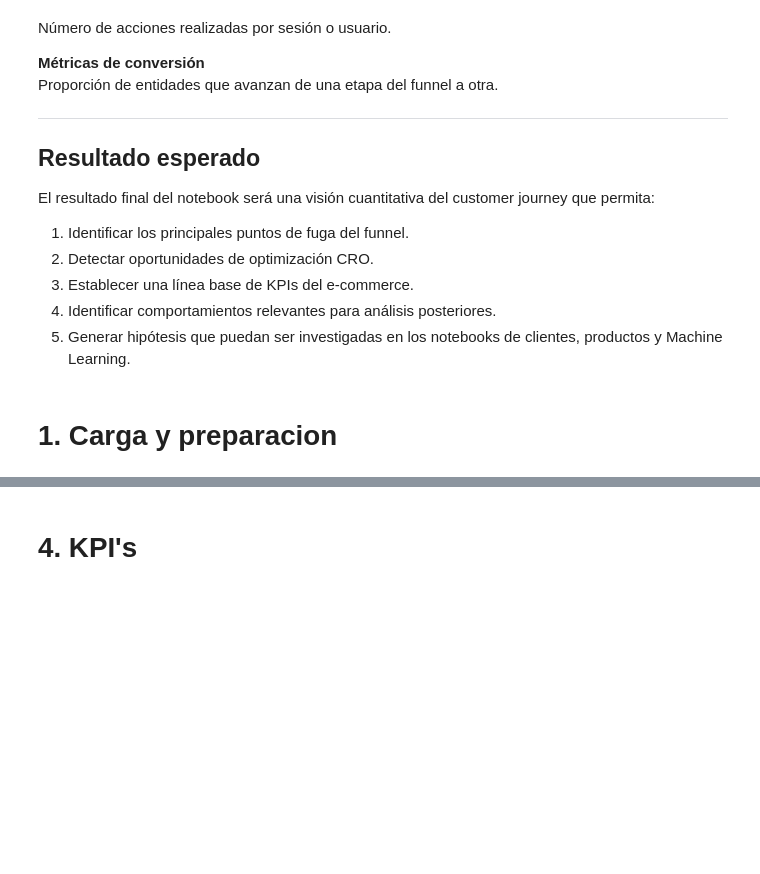
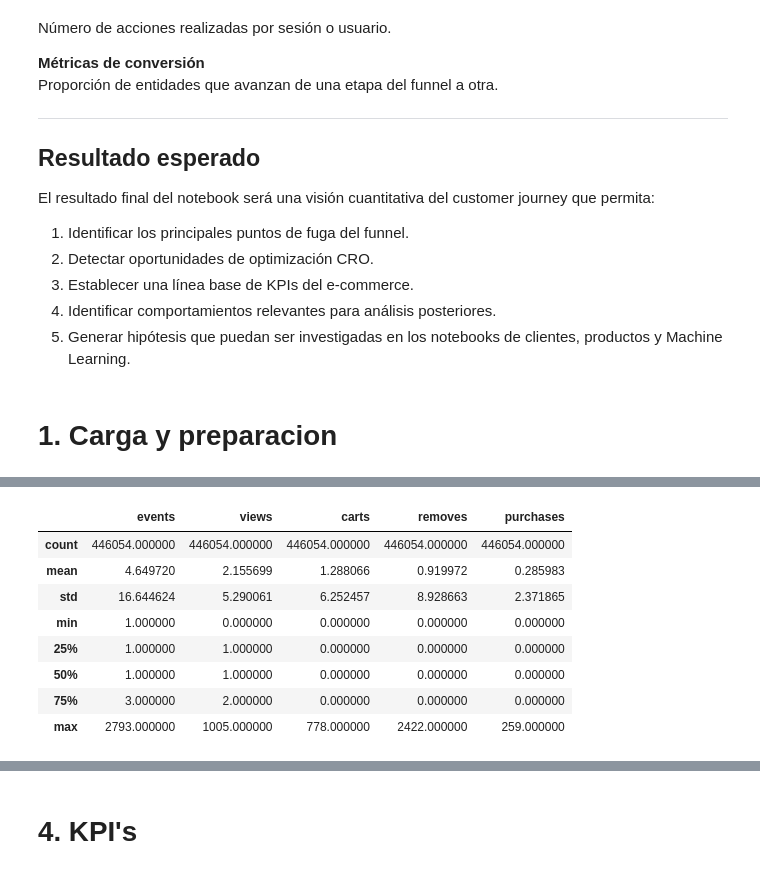
Before and after one commit to Nicosuarezso/ecommerce-cosmetics-analytics, a Jupyter notebook: notebooks/03_customer_journey_analysis.ipynb, the cells around one changed output, grey strips where cells are left out. Saved outputs shown, nothing was run; the diff lists cells and outputs as text; code cells hidden in the pictures; blank space fills up the shorter version.

```diff
--- a/notebooks/03_customer_journey_analysis.ipynb
+++ b/notebooks/03_customer_journey_analysis.ipynb
@@ -119,0 +470,12 @@ El resultado final del notebook será una visión cuantitativa del customer jour
+# %%
+sessions[["events", "views", "carts", "removes", "purchases"]].describe()
+# %% [output]
+|  | events | views | carts | removes | purchases |
+| count | 446054.000000 | 446054.000000 | 446054.000000 | 446054.000000 | 446054.000000 |
+| mean | 4.649720 | 2.155699 | 1.288066 | 0.919972 | 0.285983 |
+| std | 16.644624 | 5.290061 | 6.252457 | 8.928663 | 2.371865 |
+| min | 1.000000 | 0.000000 | 0.000000 | 0.000000 | 0.000000 |
+| 25% | 1.000000 | 1.000000 | 0.000000 | 0.000000 | 0.000000 |
+| 50% | 1.000000 | 1.000000 | 0.000000 | 0.000000 | 0.000000 |
+| 75% | 3.000000 | 2.000000 | 0.000000 | 0.000000 | 0.000000 |
+| max | 2793.000000 | 1005.000000 | 778.000000 | 2422.000000 | 259.000000 |
```
Also changed, not shown: parts of 61 cells of this notebook, 1 other file.
